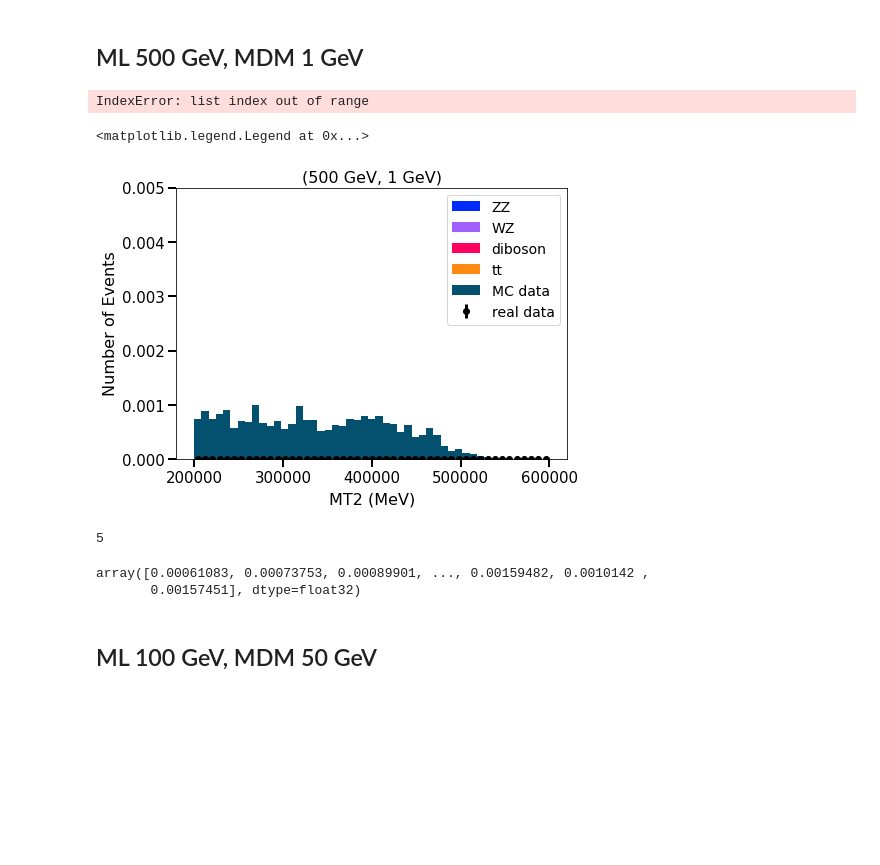
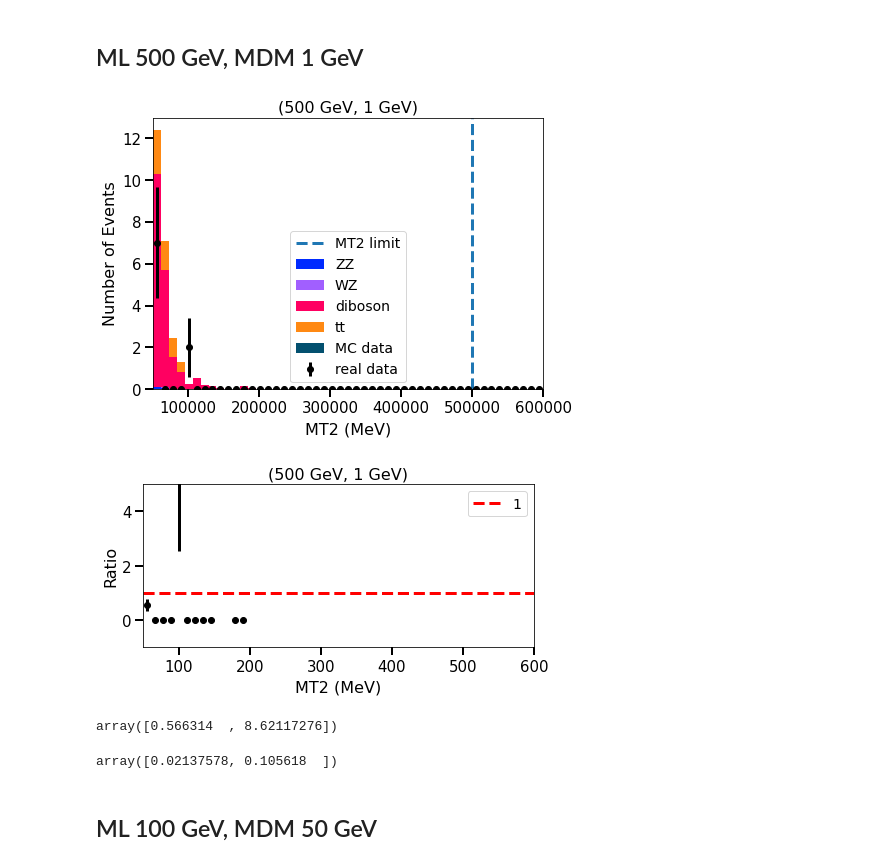
Before and after one commit to niyucao/Phys145Project, a Jupyter notebook: Final Project_WG.ipynb, the cells around one changed output. Drawn from its saved outputs; the diff is of its cells as text; code cells hidden in the pictures; blank space fills up the shorter version.

```diff
--- a/Final Project_WG.ipynb
+++ b/Final Project_WG.ipynb
@@ -387,12 +402,3 @@ for i in range(len(mdms)):
     for j in range(len(bg)):
         mdm_bg_weight.append(np.take(sets_bg_weights[j+3], fin_ind_dbg[i][j+1]))
     bg_weights_ind.append(mdm_bg_weight)
-# %%
-ebg_weights_ind = []
-for i in range(len(mdms)):
-    mdm_ebg_weight = []
-    for j in range(len(e_bg)):
-        mdm_ebg_weight.append(np.take(sets_bg_weights[j+6], cut_ind_ebg[i][j]))
-    ebg_weights_ind.append(mdm_ebg_weight)
-# %% [output]
-IndexError: list index out of range
@@ -399,6 +409,6 @@ IndexError: list index out of range
 # %%
 nbins   = 50 # number of bins in histogram
-xlow    = 200e3
+xlow    = 50e3
 xhigh   = 600e3
 bins    = np.linspace(xlow, xhigh, nbins)
 
@@ -411,23 +421,16 @@ f1 = (1e4)/sizes_databg[0]
 # %%
 make_fig("MT2 (MeV)", "Number of Events")
 title("(500 GeV, 1 GeV)")
 #n, bins, patches = plt.hist(mt2_dbg[0][1:] + mt2_ebg[0] + [mt2_sets_ind[0]], \
                 #bins, stacked = True, weights = bg_weights_ind[0] \
                 #+ [f1*ewi for ewi in ebg_weights_ind[0]] + [f1*sets_weights_ind[0]])
-n, bins, patches = plt.hist(mt2_dbg[0][1:] + [mt2_sets_ind[0]], \
+n, bins, patches = plt.hist(array(mt2_dbg[0][1:] + [mt2_sets_ind[0]]), \
                 bins, stacked = True, weights = bg_weights_ind[0] + [f1*sets_weights_ind[0]])
 errorbar(bin_centers, counts, yerr = err, fmt = 'o', c = 'black')
-ylim(bottom = 0, top = 0.005)
-legend(["ZZ", "WZ", "diboson", "tt", "MC data", "real data"])
+ylim(bottom = 0)
+axvline(np.sqrt(500e3**2-(mdms[0])**2), linestyle = "--")
+legend(["MT2 limit", "ZZ", "WZ", "diboson", "tt", "MC data", "real data"])
+xlim(50e3, 600e3)
+savefig("mdm0plt_1.svg")
 # %% [output]
-<matplotlib.legend.Legend at 0x...>
-[figure, old version]
+[figure, new version]
-# %%
-len(mt2_dbg[0][1:] + [mt2_sets_ind[0]])
-# %% [output]
-5
-# %%
-sets_weights_ind[0]
-# %% [output]
-array([0.00061083, 0.00073753, 0.00089901, ..., 0.00159482, 0.0010142 ,
-       0.00157451], dtype=float32)
@@ -433,0 +442,11 @@ array([0.00061083, 0.00073753, 0.00089901, ..., 0.00159482, 0.0010142 ,
+# %%
+make_fig("MT2 (MeV)", "Ratio")
+title("(500 GeV, 1 GeV)")
+errorbar(bin_centers/1e3, counts/counts_b, yerr = err_r, fmt = 'o', c = "black")
+axhline(1, linestyle = "--", c = "r", label = "1")
+ylim(-1, 5)
+xlim(50, 600)
+legend()
+savefig("mdm0ratio_1.svg")
+# %% [output]
+[figure, added]
@@ -434,3 +457,11 @@ array([0.00061083, 0.00073753, 0.00089901, ..., 0.00159482, 0.0010142 ,
+# %%
+(counts/counts_b)[ind_p]
+# %% [output]
+array([0.566314  , 8.62117276])
+# %%
+pvals[ind_p]
+# %% [output]
+array([0.02137578, 0.105618  ])
 # %% [markdown]
 ## ML 100 GeV, MDM 50 GeV
 # %%
```
Also changed, not shown: parts of 26 cells of this notebook.
